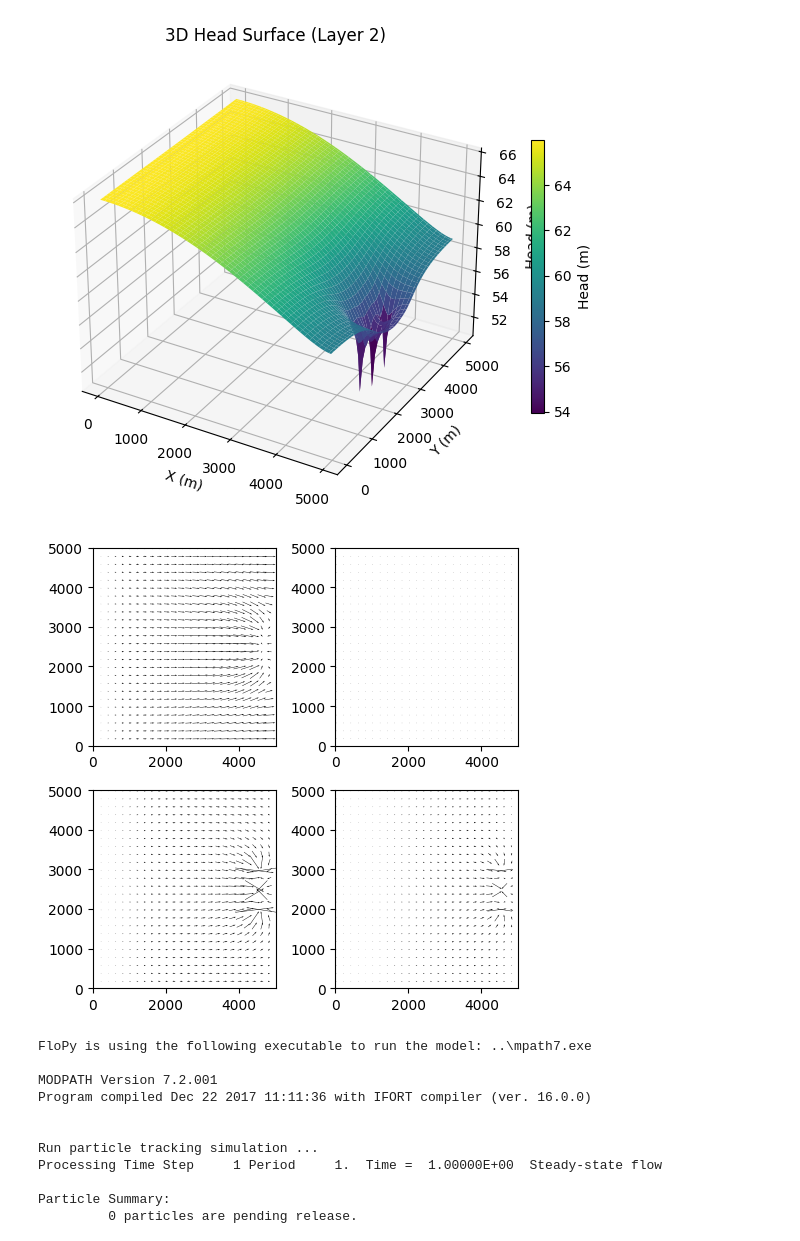
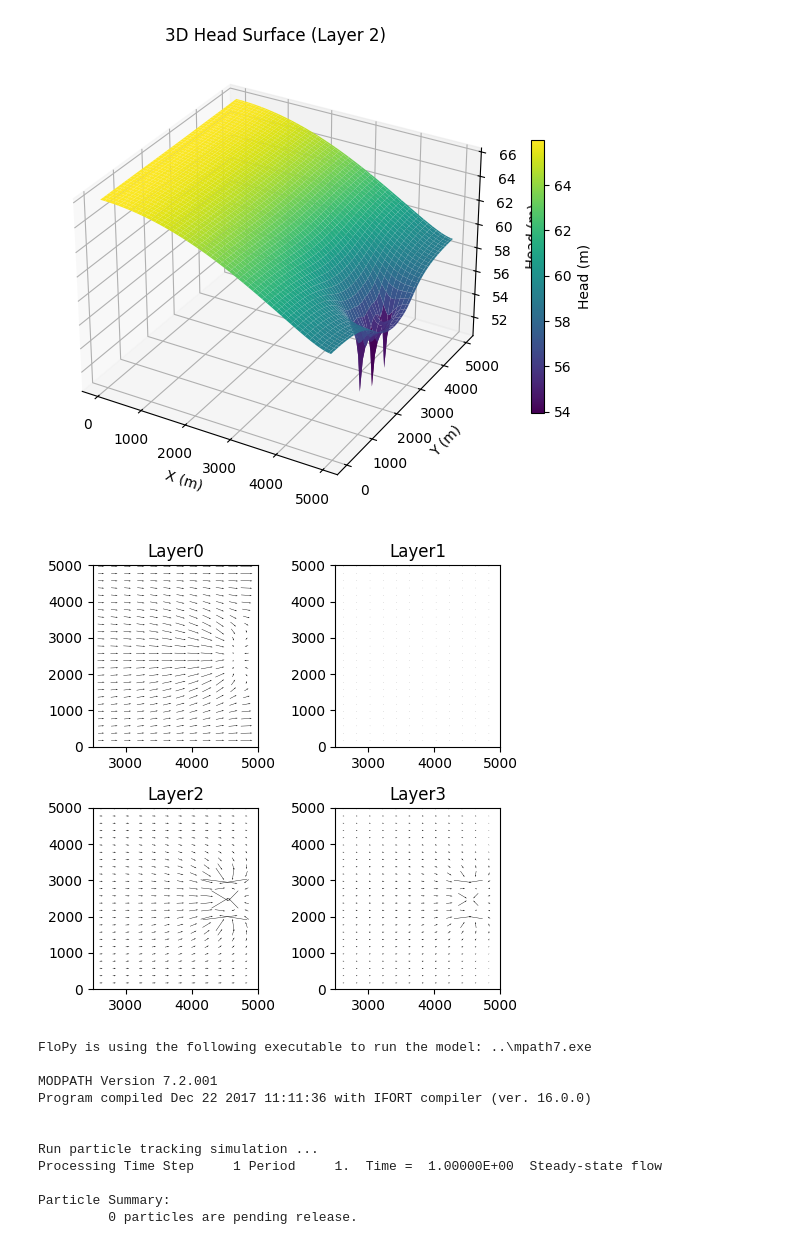
Before and after one commit to eriktoller/groundwater_modelling, a Jupyter notebook: flopy_webinar.ipynb, the cells around one changed output. Drawn from its saved outputs; the diff is of its cells as text; code cells hidden in the pictures.

```diff
--- a/flopy_webinar.ipynb
+++ b/flopy_webinar.ipynb
@@ -225,18 +222,18 @@ qy = spdis["qy"].reshape((nlay, nrow, ncol))
 # %%
 for l in range(nlay):
     ax = plt.subplot(2, 2, l+1)
     pmv = fp.plot.PlotMapView(model=gwf, ax=ax, layer=l)
     quiver = pmv.plot_vector(qx,
                         qy,
                         scale=1,
                         istep=4,
                         jstep=4,
                         color="k",
                         )
-    plt.xlim = (Lx / 2, Lx)
-    plt.title = (f"Layer{l}")
+    plt.xlim((Lx / 2, Lx))
+    plt.title(f"Layer{l}")
 
 plt.tight_layout()
 # %% [output]
-[figure, old version]
+[figure, new version]
 # %%
```
Also changed, not shown: parts of 5 cells of this notebook, 22 other files.
